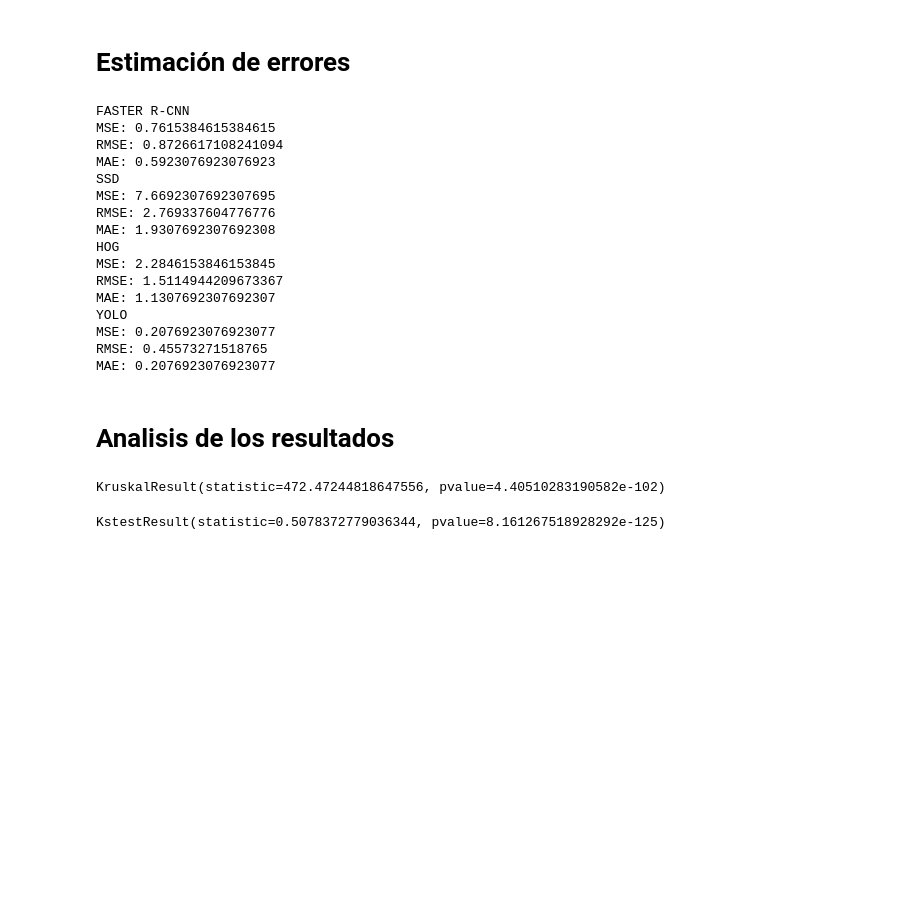
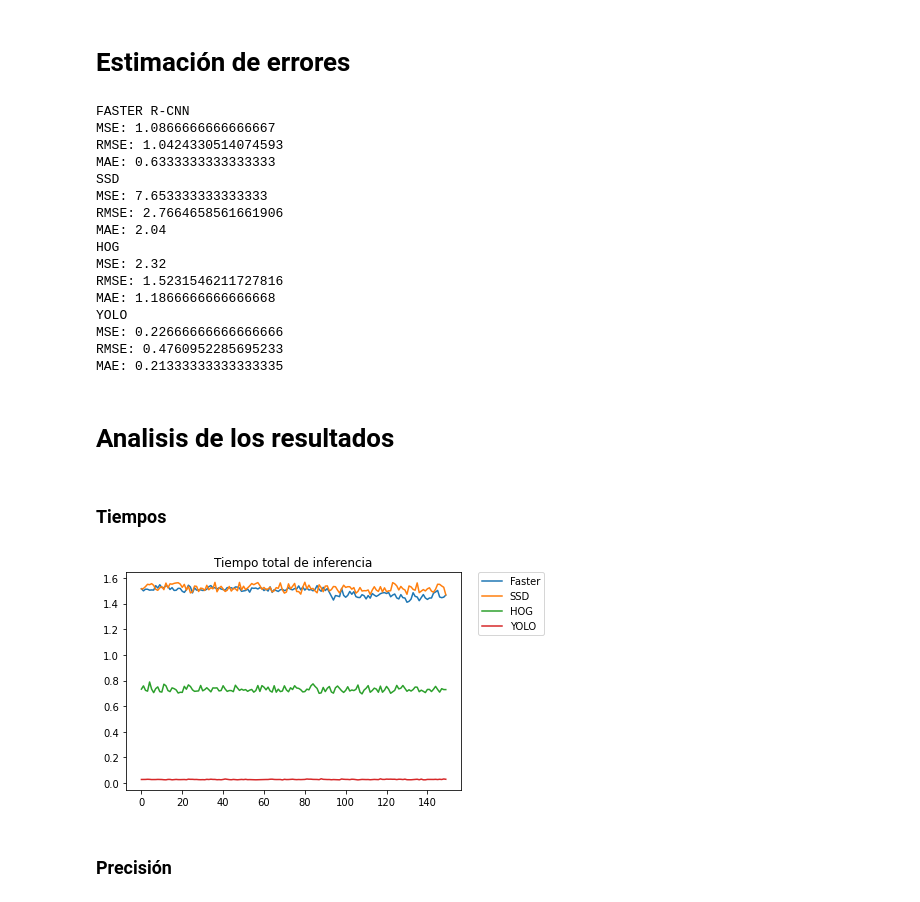
Before and after one commit to lesterbogran/comparativa-deteccion-personas, a Jupyter notebook: tfm_inferencias_comparativa.ipynb, the cells around one changed output. Drawn from its saved outputs; the diff is of its cells as text; code cells hidden in the pictures; blank space fills up the shorter version.

```diff
--- a/tfm_inferencias_comparativa.ipynb
+++ b/tfm_inferencias_comparativa.ipynb
@@ -315,6 +329,7 @@ def run_detect(detector, img_path):
   result = {key:value.numpy() for key,value in results.items()}
   return result
 # %%
+# función para detectar personas en una imagen
 def get_person_detected(image, result, resolution, threshold=0.1):
   classes = result["detection_classes"][0].astype(int)
   scores = result["detection_scores"][0]
@@ -338,17 +353,23 @@ def get_person_detected(image, result, resolution, threshold=0.1):
 
   return det
 
+# esta función permite cambiar el formato de las coordenadas de decteción
 def correct_hog_detections(regions):
+    if len(regions) == 0:
+      return []
     for i in range(len(regions)):
         (x, y, w, h) = regions[i]
         #print(x, y, w, h)
         regions[i] = (x, y, x+w, y+h)
-    return regions
+    return regions.tolist()
 # %% [markdown]
 # Tiempo de Inferencia
 # %%
-sgt = random.sample(ground_truth, 130)
+# Obbtener una muestra alearioa de 150 imágenes equivalente a unos 10 segundos
+# de metraje de una cámara a 15 fps o 5 segundos en una cámara de 30 fps
+sgt = random.sample(ground_truth, 150)
 
+# método auxilair para mostar los tiempos de inferencia
 def time_inferences(inferences, model="Modelo", print_results=False):
   t_total = 0
   t_min = inferences[0]["time"]
@@ -364,8 +385,8 @@ def time_inferences(inferences, model="Modelo", print_results=False):
     print(model)
     print("Menor tiempo de inferencia:", t_min)
     print("Mayor tiempo de inferencia:", t_max)
-    print("Tiempo total de inferencia: ", t_total)
-    print("Tiempo medio de inferencia: ", t_avg)
+    print("Tiempo total de inferencia:", t_total)
+    print("Tiempo medio de inferencia:", t_avg)
 
   return (t_total, t_max, t_min, t_avg)
 # %% [markdown]
@@ -496,0 +484,7 @@ YOLO,0.024333715438842773
+# %%
+times = []
+for i in range(len(faster_inferences)):
+  times.append({'Faster': faster_inferences[i]['time'],
+        'SSD': ssd_inferences[i]['time'],
+        'HOG': hog_inferences[i]['time'],
+        'YOLO': yolo_inferences[i]['time']})
@@ -669,21 +682,34 @@ print("RMSE:", metrics.mean_squared_error(y_true, yolo_detected, squared=False))
 print("MAE:", metrics.mean_absolute_error(y_true, yolo_detected))
 # %% [output]
 FASTER R-CNN
-MSE: 0.7615384615384615
-RMSE: 0.8726617108241094
-MAE: 0.5923076923076923
+MSE: 1.0866666666666667
+RMSE: 1.0424330514074593
+MAE: 0.6333333333333333
 SSD
-MSE: 7.6692307692307695
-RMSE: 2.769337604776776
-MAE: 1.9307692307692308
+MSE: 7.653333333333333
+RMSE: 2.7664658561661906
+MAE: 2.04
 HOG
-MSE: 2.2846153846153845
-RMSE: 1.5114944209673367
-MAE: 1.1307692307692307
+MSE: 2.32
+RMSE: 1.5231546211727816
+MAE: 1.1866666666666668
 YOLO
-MSE: 0.2076923076923077
-RMSE: 0.45573271518765
-MAE: 0.2076923076923077
+MSE: 0.22666666666666666
+RMSE: 0.4760952285695233
+MAE: 0.21333333333333335
 # %% [markdown]
 # Analisis de los resultados
+# %% [markdown]
+### Tiempos
+# %%
+%matplotlib inline
+times_df = pd.DataFrame.from_records(times)
+plt.plot(times_df)
+plt.title("Tiempo total de inferencia")
+plt.legend(list(times_df.columns.values), bbox_to_anchor=(1.05, 1), loc=2, borderaxespad=0.)
+plt.show()
+# %% [output]
+[figure, added]
+# %% [markdown]
+### Precisión
 # %%
@@ -691,10 +716,0 @@ df = pd.DataFrame.from_records(tiempos)
-# %%
-kruscal = scipy.stats.kruskal(*[group["tiempo"].values for name, group in df.groupby("nivel")])
-kruscal
-# %% [output]
-KruskalResult(statistic=472.47244818647556, pvalue=4.40510283190582e-102)
-# %%
-kstest = scipy.stats.kstest(df["tiempo"].values, 'norm')
-kstest
-# %% [output]
-KstestResult(statistic=0.5078372779036344, pvalue=8.161267518928292e-125)
```
Also changed, not shown: parts of 36 cells of this notebook.
